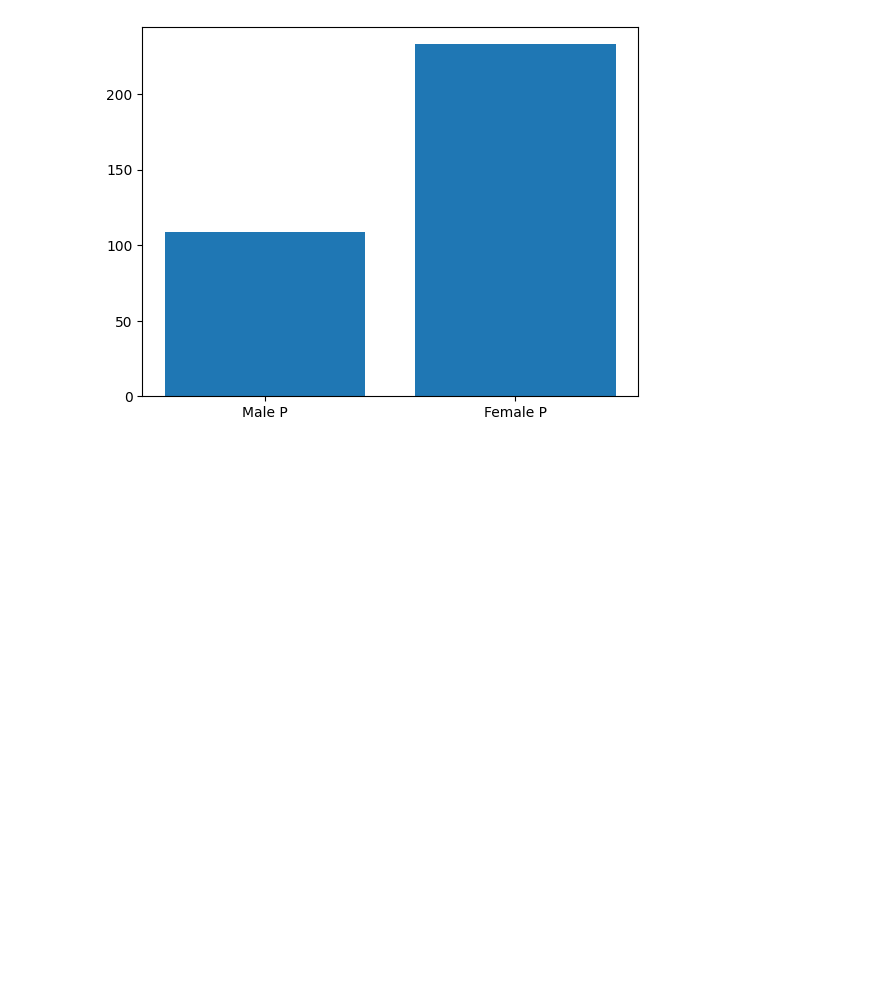
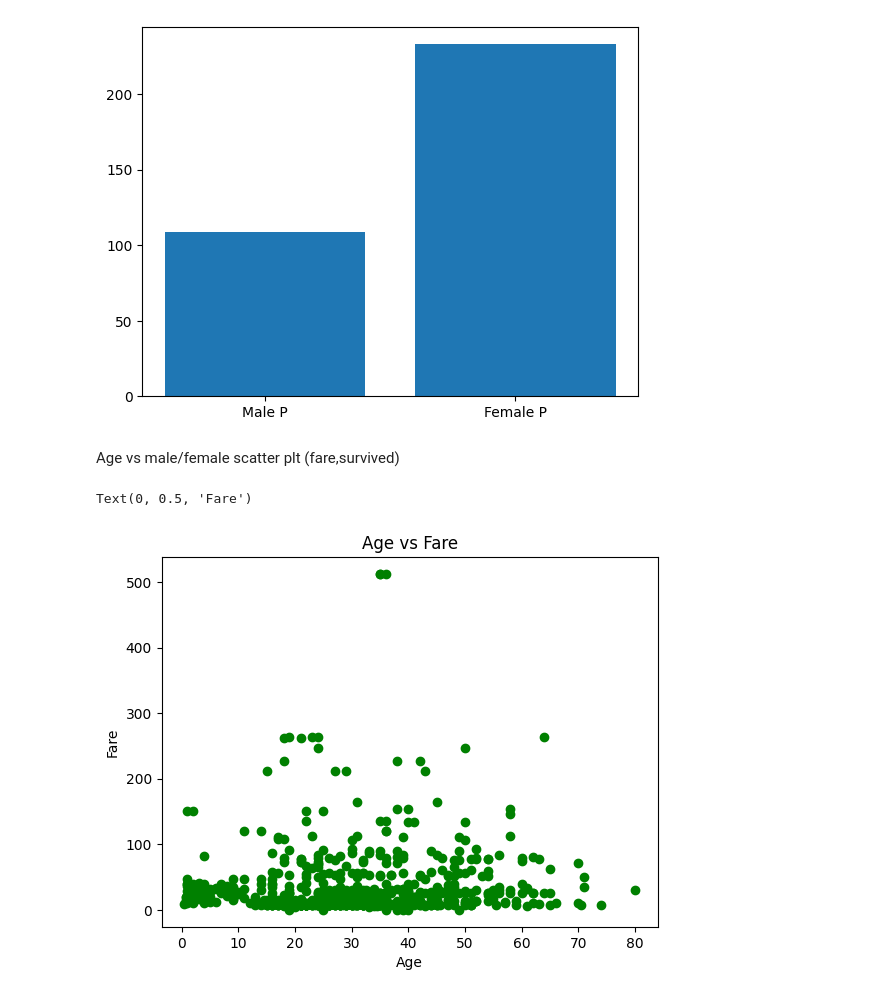
Before and after one commit to fsRakib/PDS-10, a Jupyter notebook: matplotlib.ipynb, the cells around one changed output. Cells and saved outputs as stored; diff of their text form; code cells hidden in the pictures; blank space fills up the shorter version.

```diff
--- a/matplotlib.ipynb
+++ b/matplotlib.ipynb
@@ -495,3 +495,13 @@ plt.bar(['Male P', 'Female P'], [df_male['Survived'].sum(), df_female['Survived'
 # %% [output]
 <BarContainer object of 2 artists>
 [figure]
+# %% [markdown]
+Age vs male/female scatter plt (fare,survived)
+# %%
+plt.scatter(df['Age'], df['Fare'], color='green' )
+plt.title('Age vs Fare')
+plt.xlabel('Age')
+plt.ylabel('Fare')
+# %% [output]
+Text(0, 0.5, 'Fare')
+[figure, added]
```
